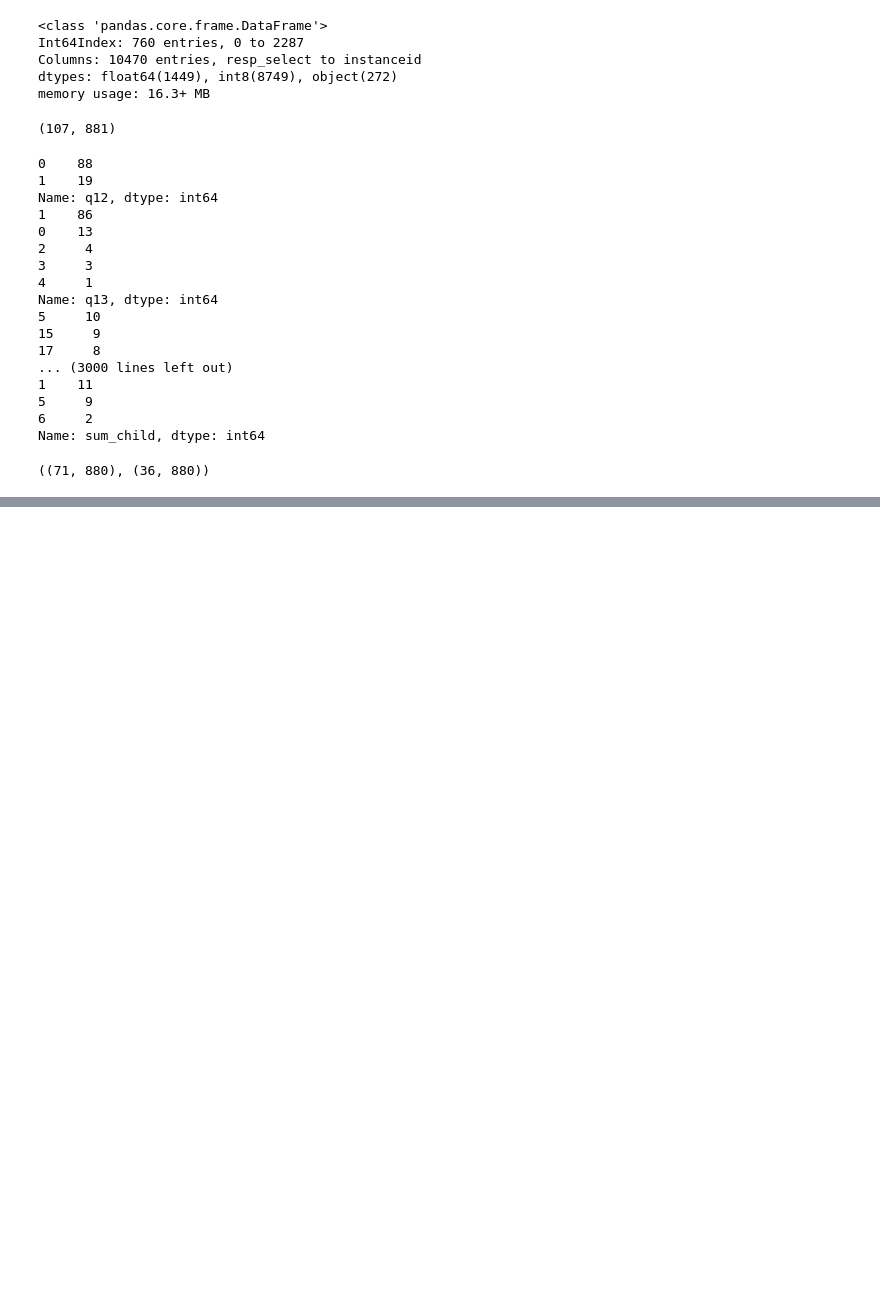
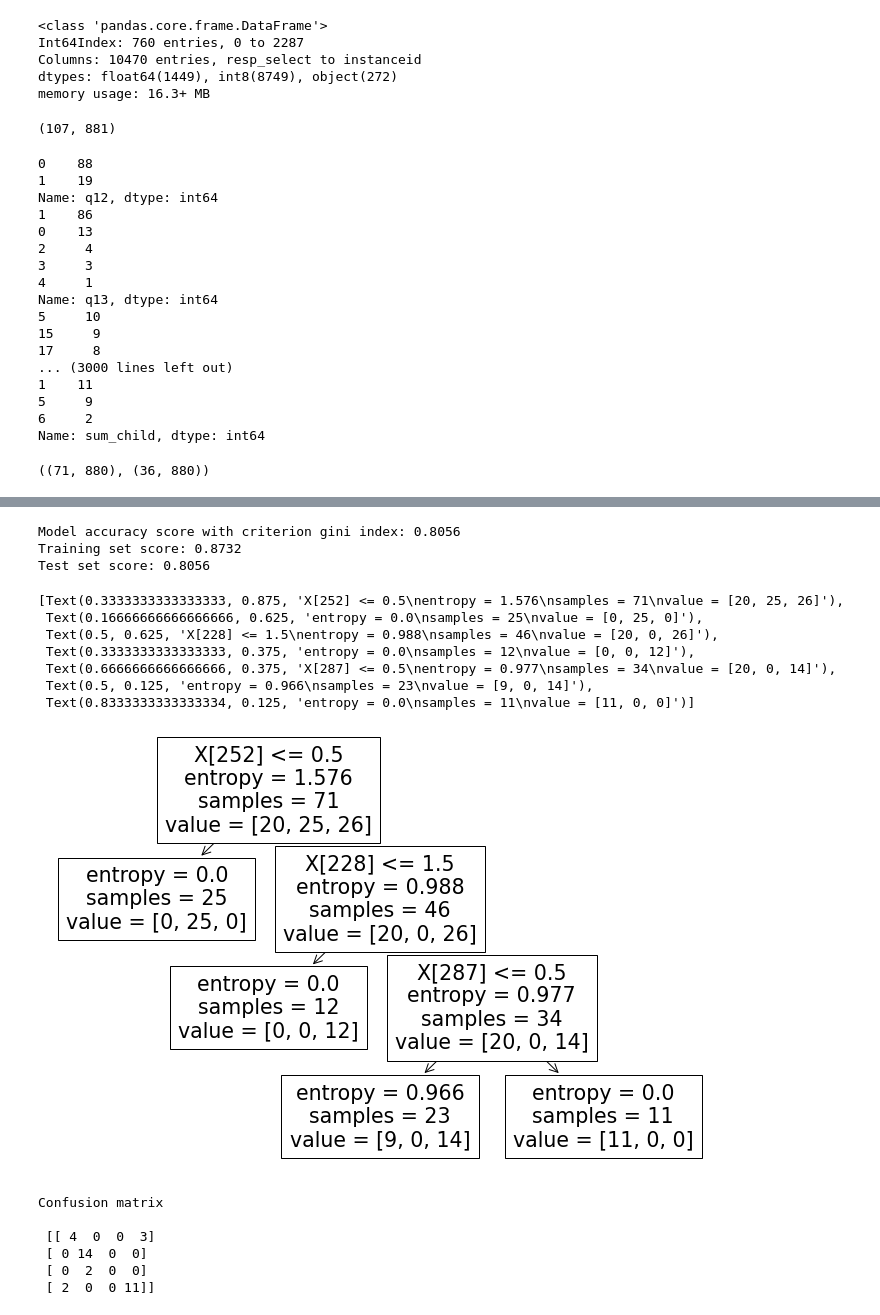
Before and after one commit to thatjohnguy/afidep-deep-learning-project, a Jupyter notebook: decision-trees-afidep-lagos.ipynb, the cells around one changed output, grey strips where cells are left out. Cells and saved outputs as stored; diff of their text form; code cells hidden in the pictures; blank space fills up the shorter version.

```diff
--- a/decision-trees-afidep-lagos.ipynb
+++ b/decision-trees-afidep-lagos.ipynb
@@ -219,0 +239,49 @@ Model accuracy score with criterion gini index: 0.7222
+# %%
+# instantiate the DecisionTreeClassifier model with criterion gini index
+
+clf_en = DecisionTreeClassifier(criterion='entropy', max_depth=3, random_state=0)
+
+
+# fit the model
+clf_en.fit(X_train, y_train)
+
+y_pred_en = clf_en.predict(X_test)
+
+from sklearn.metrics import accuracy_score
+print('Model accuracy score with criterion gini index: {0:0.4f}'. format(accuracy_score(y_test, y_pred_en)))
+
+print('Training set score: {:.4f}'.format(clf_en.score(X_train, y_train)))
+print('Test set score: {:.4f}'.format(clf_en.score(X_test, y_test)))
+
+plt.figure(figsize=(12,8))
+
+from sklearn import tree
+
+tree.plot_tree(clf_en.fit(X_train, y_train))
+# %% [output]
+Model accuracy score with criterion gini index: 0.8056
+Training set score: 0.8732
+Test set score: 0.8056
+[Text(0.3333333333333333, 0.875, 'X[252] <= 0.5\nentropy = 1.576\nsamples = 71\nvalue = [20, 25, 26]'),
+ Text(0.16666666666666666, 0.625, 'entropy = 0.0\nsamples = 25\nvalue = [0, 25, 0]'),
+ Text(0.5, 0.625, 'X[228] <= 1.5\nentropy = 0.988\nsamples = 46\nvalue = [20, 0, 26]'),
+ Text(0.3333333333333333, 0.375, 'entropy = 0.0\nsamples = 12\nvalue = [0, 0, 12]'),
+ Text(0.6666666666666666, 0.375, 'X[287] <= 0.5\nentropy = 0.977\nsamples = 34\nvalue = [20, 0, 14]'),
+ Text(0.5, 0.125, 'entropy = 0.966\nsamples = 23\nvalue = [9, 0, 14]'),
+ Text(0.8333333333333334, 0.125, 'entropy = 0.0\nsamples = 11\nvalue = [11, 0, 0]')]
+[figure, added]
+# %%
+# Print the Confusion Matrix and slice it into four pieces
+
+from sklearn.metrics import confusion_matrix
+
+cm = confusion_matrix(y_test, y_pred_en)
+
+print('Confusion matrix\n\n', cm)
+# %% [output]
+Confusion matrix
+
+ [[ 4  0  0  3]
+ [ 0 14  0  0]
+ [ 0  2  0  0]
+ [ 2  0  0 11]]
```
Also changed, not shown: parts of 5 cells of this notebook.
